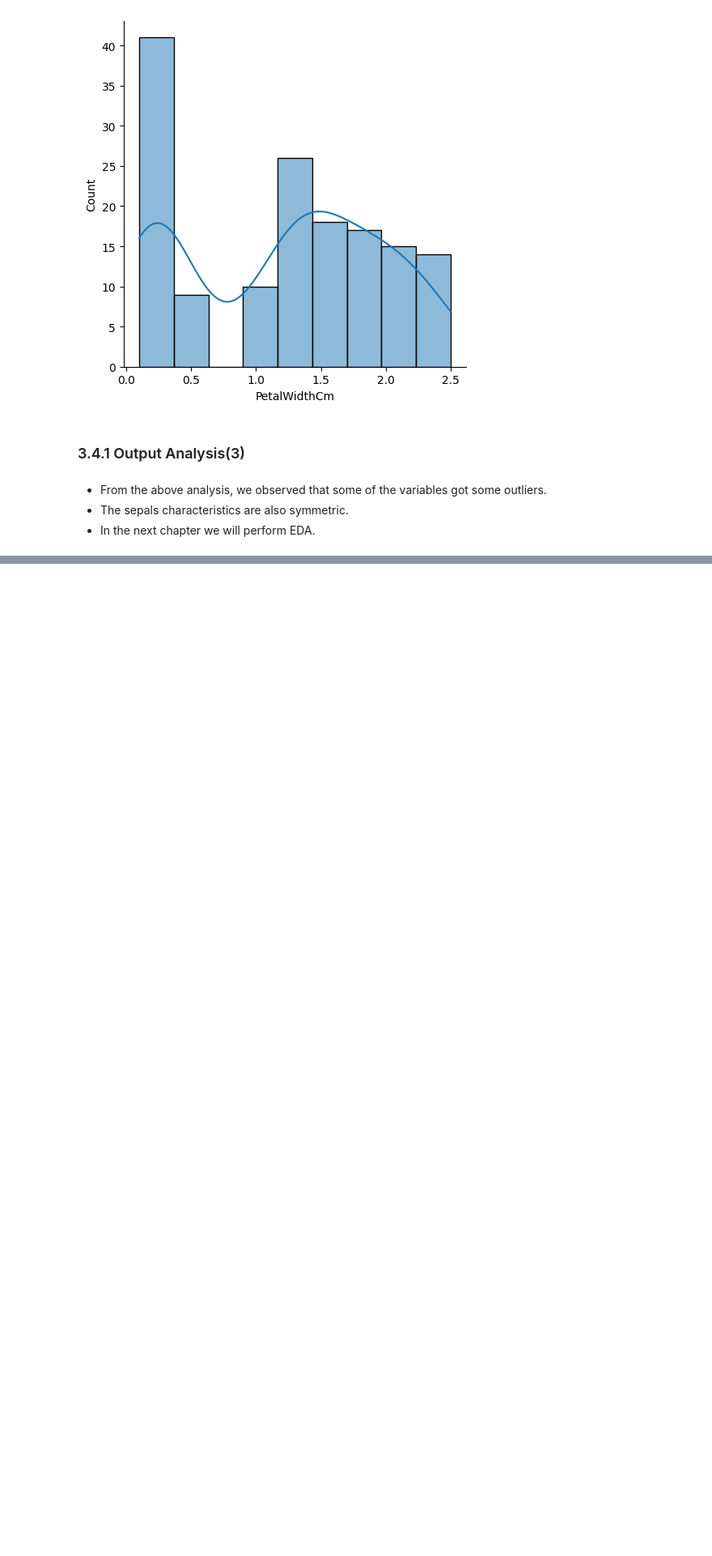
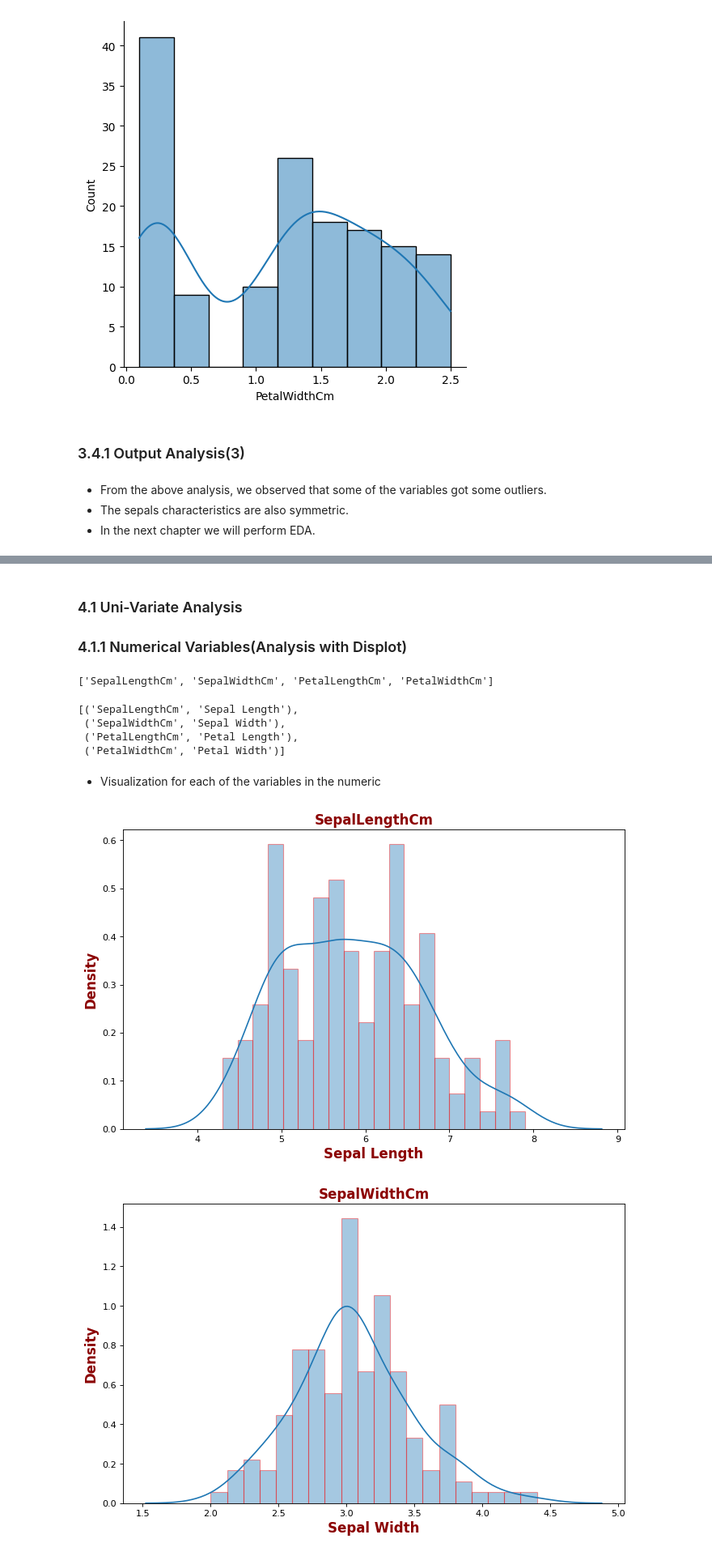
Before and after one commit to Benishkhaled/Benishkhaled, a Jupyter notebook: iris-flower-species-classification-with-knn.ipynb, the cells around one changed output, grey strips where cells are left out. Shown at 81% size. Saved outputs shown, nothing was run; the diff lists cells and outputs as text; code cells hidden in the pictures; blank space fills up the shorter version.

Commit message:
Kaggle Notebook | Iris Flower Species Classification With KNN  | V5_EDA_VARIABLES_ANALYSIS

```diff
--- a/iris-flower-species-classification-with-knn.ipynb
+++ b/iris-flower-species-classification-with-knn.ipynb
@@ -333,0 +339,3 @@ sns.displot(df["PetalWidthCm"], kde = True, **dict(linewidth=1,edgecolor="k"));
+# %%
+# Lets first create a numerical column for the Species column
+df["Species_Num"] = df["Species"]
@@ -333,0 +355,5 @@ sns.displot(df["PetalWidthCm"], kde = True, **dict(linewidth=1,edgecolor="k"));
+# %%
+# Creating a numeric values for the observations in the species column.
+df["Species_Num"] = df["Species_Num"].str.replace("setosa","1")
+df["Species_Num"] = df["Species_Num"].str.replace("versicolor","2")
+df["Species_Num"] = df["Species_Num"].str.replace("virginica","3")
@@ -333,0 +395,2 @@ sns.displot(df["PetalWidthCm"], kde = True, **dict(linewidth=1,edgecolor="k"));
+# %%
+df["Species_Num"] = pd.to_numeric(df["Species_Num"], downcast = "integer")
@@ -333,0 +416,38 @@ sns.displot(df["PetalWidthCm"], kde = True, **dict(linewidth=1,edgecolor="k"));
+# %% [markdown]
+### 4.1 Uni-Variate Analysis<a id=18></a>
+### 4.1.1 Numerical Variables(Analysis with Displot)<a id=19></a>
+# %%
+numeric_var
+# %% [output]
+['SepalLengthCm', 'SepalWidthCm', 'PetalLengthCm', 'PetalWidthCm']
+# %%
+numeric_axis_name = ["Sepal Length","Sepal Width","Petal Length","Petal Width"]
+# %%
+list(zip(numeric_var,numeric_axis_name))
+# %% [output]
+[('SepalLengthCm', 'Sepal Length'),
+ ('SepalWidthCm', 'Sepal Width'),
+ ('PetalLengthCm', 'Petal Length'),
+ ('PetalWidthCm', 'Petal Width')]
+# %% [markdown]
+* Visualization for each of the variables in the numeric
+# %%
+title_font={"family":"arial","color":"darkred","weight":"bold","size":15}
+axis_font={"family":"arial","color":"darkred","weight":"bold","size":15}
+
+
+for i,z in list(zip(numeric_var,numeric_axis_name)):
+    plt.figure(figsize = (10,6),dpi = 80)
+    sns.distplot(df[i], hist_kws = dict(linewidth=1, edgecolor ="r"), bins = 20);
+
+
+    plt.title(i, fontdict=title_font)
+    plt.xlabel(z, fontdict = axis_font)
+    plt.ylabel("Density", fontdict = axis_font)
+
+#     images layout settings
+plt.tight_layout()
+plt.show()
+# %% [output]
+[figure, added]
+[figure, added]
```
Also changed, not shown: parts of 54 cells of this notebook.
